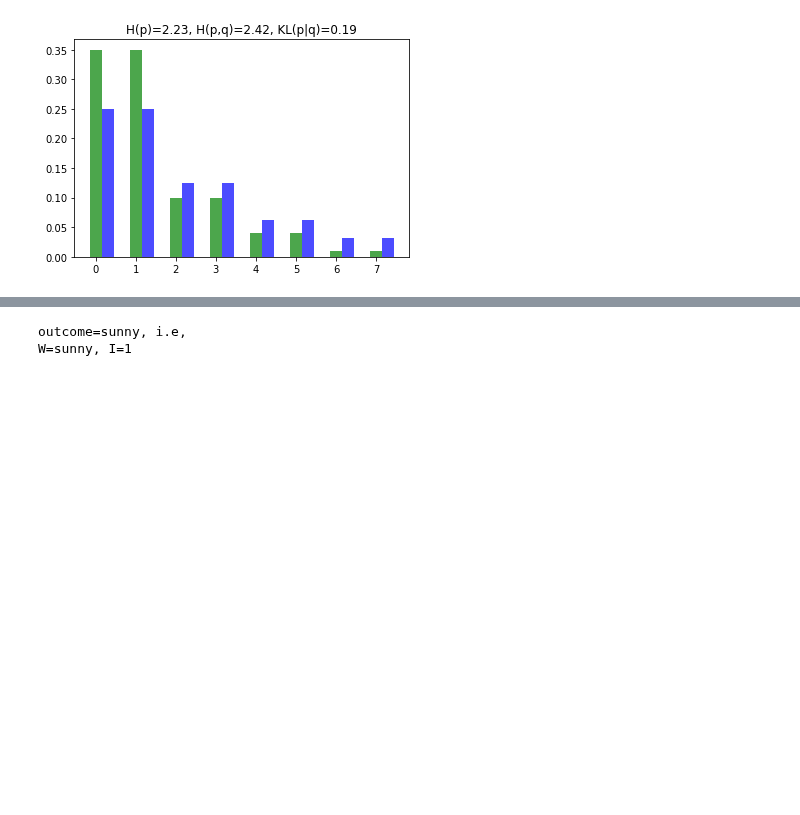
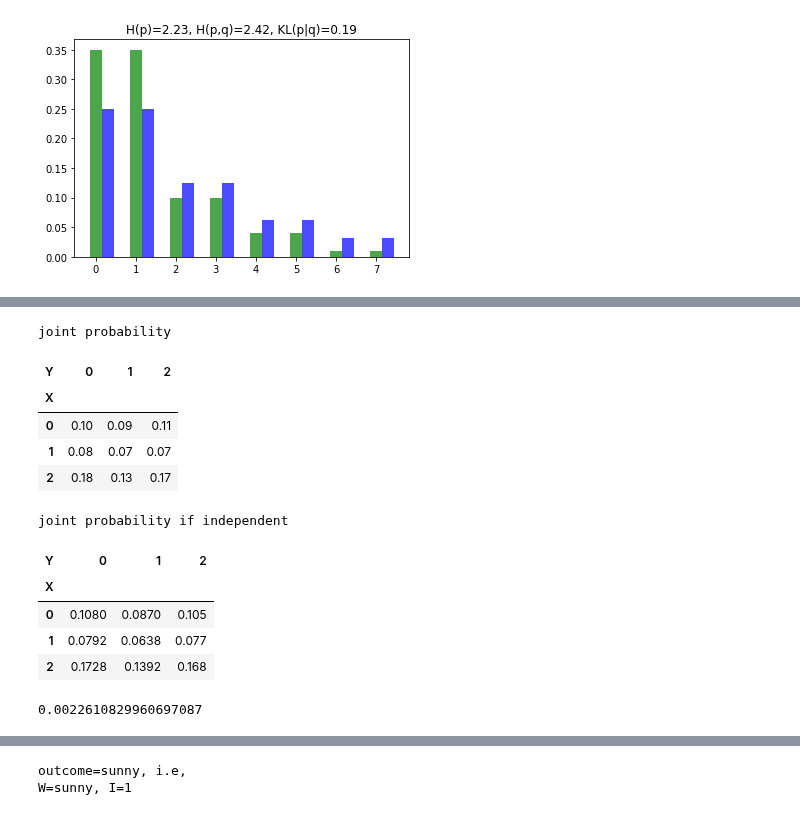
Before and after one commit to elzurdo/cheatsheets, a Jupyter notebook: statistics_python.ipynb, the cells around one changed output, grey strips where cells are left out. Drawn from its saved outputs; the diff is of its cells as text; code cells hidden in the pictures; blank space fills up the shorter version.

Commit message:
Mutual Information

```diff
--- a/statistics_python.ipynb
+++ b/statistics_python.ipynb
@@ -442,2 +461,56 @@ cross-entropy (true):       2.229
+# %%
+# Mutual information is about comparing the joint distribution of  𝑋  and  𝑌  with what the joint distribution would be if  𝑋  and  𝑌  were actually independent.
+
+import numpy as np
+import pandas as pd
+from IPython.display import display
+
+def information_divergence(p, q):
+    return np.sum(p * np.log2(p / q))
+
+def mutual_information(joint_prob_XY, verbose=True):
+    # marginal distributions
+    prob_X = joint_prob_XY.sum(axis=1)
+    prob_Y = joint_prob_XY.sum(axis=0)
+
+    # joint distribution if X and Y were actually independent
+    joint_prob_XY_indep = np.outer(prob_X, prob_Y)
+
+    if len(joint_prob_XY.shape) != 2:
+        verbose = False
+
+    if verbose:
+        print('joint probability')
+        df_joint_prob_XY = pd.DataFrame(joint_prob_XY)
+        df_joint_prob_XY.columns.name = 'Y'
+        df_joint_prob_XY.index.name = 'X'
+        display(df_joint_prob_XY)
+
+        print('joint probability if independent')
+        df_joint_prob_XY_indep = pd.DataFrame(joint_prob_XY_indep)
+        df_joint_prob_XY_indep.columns.name = 'Y'
+        df_joint_prob_XY_indep.index.name = 'X'
+        display(df_joint_prob_XY_indep)
+
+    return information_divergence(joint_prob_XY, joint_prob_XY_indep)
+
+
+joint_prob_XY = np.array([[0.10, 0.09, 0.11], [0.08, 0.07, 0.07], [0.18, 0.13, 0.17]])
+
+mutual_information(joint_prob_XY)
+# %% [output]
+joint probability
+| Y | 0 | 1 | 2 |
+| X |  |  |  |
+| 0 | 0.10 | 0.09 | 0.11 |
+| 1 | 0.08 | 0.07 | 0.07 |
+| 2 | 0.18 | 0.13 | 0.17 |
+joint probability if independent
+| Y | 0 | 1 | 2 |
+| X |  |  |  |
+| 0 | 0.1080 | 0.0870 | 0.105 |
+| 1 | 0.0792 | 0.0638 | 0.077 |
+| 2 | 0.1728 | 0.1392 | 0.168 |
+0.0022610829960697087
 # %% [markdown]
 # Probabilities
```
Also changed, not shown: parts of 3 cells of this notebook.
